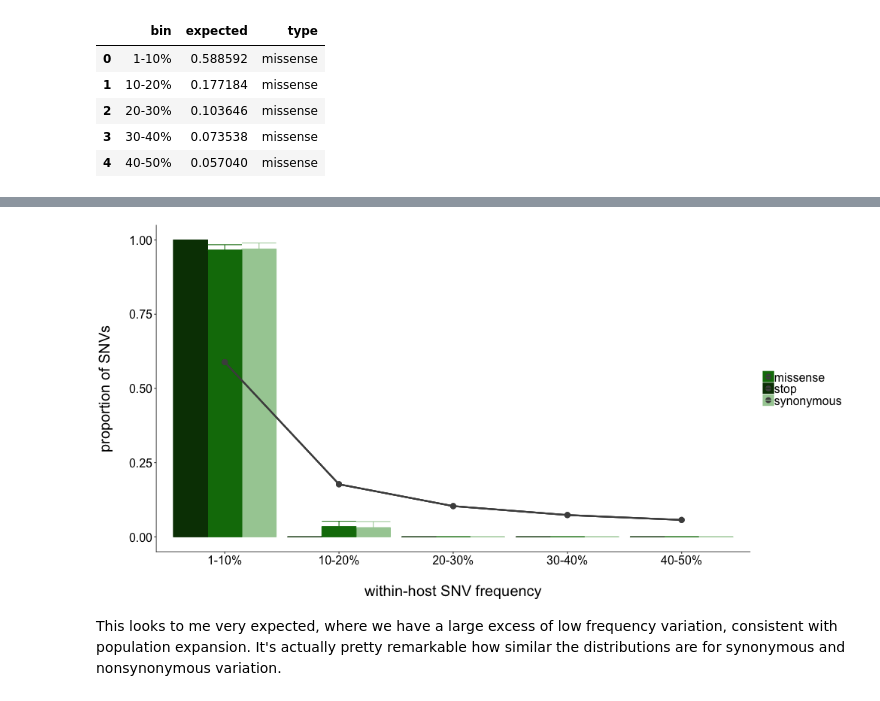
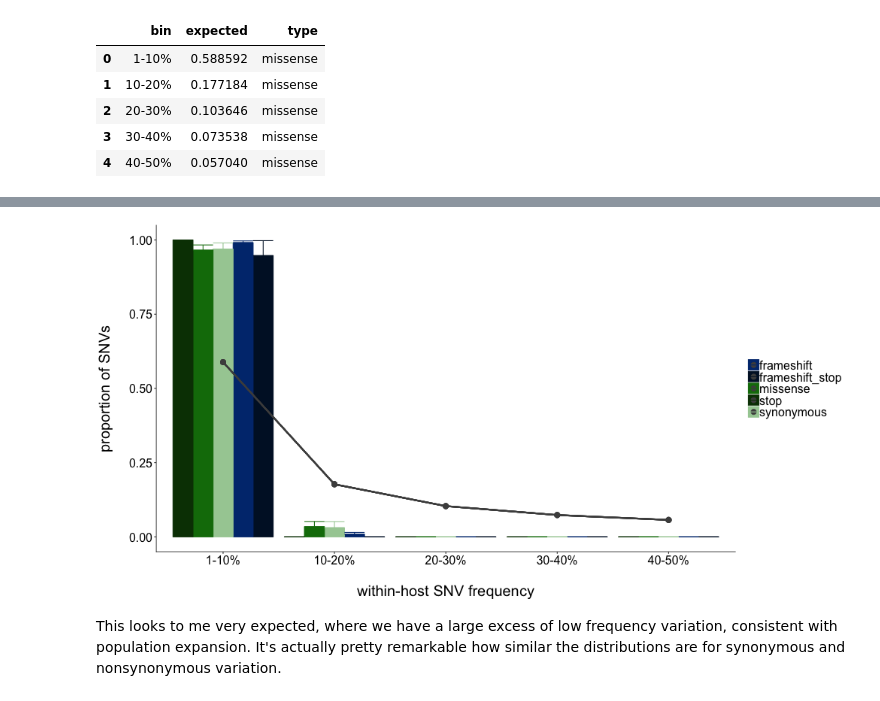
Before and after one commit to lmoncla/ncov-WI-within-host, a Jupyter notebook: scripts/query-within-host-snvs-in-tree.ipynb, the cells around one changed output, grey strips where cells are left out. Cells and saved outputs as stored; diff of their text form; code cells hidden in the pictures.

```diff
--- a/scripts/query-within-host-snvs-in-tree.ipynb
+++ b/scripts/query-within-host-snvs-in-tree.ipynb
@@ -410,0 +517,3 @@ freq_spec
+# %%
+freq_spec = freq_spec_snvs.append(freq_spec_indels)
+freq_spec.head()
@@ -459,8 +575,12 @@ for i in range(len(neutral_df)):
     types.append("synonymous")
 for i in range(len(neutral_df)):
     types.append("stop")
+for i in range(len(neutral_df)):
+    types.append("frameshift")
+for i in range(len(neutral_df)):
+    types.append("frameshift&stop")
 
-neutral_df = neutral_df.append(neutral_df).append(neutral_df)
+neutral_df = neutral_df.append(neutral_df).append(neutral_df).append(neutral_df).append(neutral_df)
 neutral_df['type'] = types
 neutral_df.head()
 # %% [output]
@@ -471,8 +591,8 @@ neutral_df.head()
 | 3 | 30-40% | 0.073538 | missense |
 | 4 | 40-50% | 0.057040 | missense |
 # %%
-freq1 = freq_spec.merge(neutral_df, on=["bin","type"], how="outer")
-freq1 = freq1.fillna(0)
-freq1
+freq_spec_neutral = freq_spec.merge(neutral_df, on=["bin","type"], how="outer")
+freq_spec_neutral = freq_spec_neutral.fillna(0)
+freq_spec_neutral.head()
 # %% [output]
 |  | bin | type | mean | bootstrap_lower | bootstrap_upper | se_mean | expected |
@@ -495,46 +605,49 @@ freq1
 s_color = "#A5CDA2"
 ns_color = "#0E7908"
 stop_color = "#073C04"
+fs_color = "#00357D"
+fs_stop_color = "#00142F"
 # %%
-%%R -w 1000 -h 500 -u px -i freq1,s_color,ns_color,stop_color # this sets the size of the plot...otherwise, it will go off the page\n",
+%%R -w 1000 -h 500 -u px -i freq_spec_neutral,s_color,ns_color,stop_color,fs_color,fs_stop_color # this sets the size of the plot...otherwise, it will go off the page\n",
 require(ggplot2)
 library(ggplot2)
 
-freq1$typef = factor(freq1$type, levels=c("stop","missense","synonymous"))
+freq_spec_neutral$type <- gsub('&', '_', freq_spec_neutral$type)
+freq_spec_neutral$typef = factor(freq_spec_neutral$type, levels=c("stop","missense","synonymous","frameshift","frameshift_stop"))
 
-p3 <- ggplot(freq1, aes(x=bin, y=mean,color=type, fill=type, group=typef))+
+p3 <- ggplot(freq_spec_neutral, aes(x=bin, y=mean,color=type, fill=type, group=typef))+
     geom_col(position="dodge")+
-    geom_point(data=freq1, aes(x=bin,y=expected), size=3, color="grey30")+
-    geom_line(data=freq1, aes(x=bin,y=expected), linetype=1, size=1, color="grey30")+
-    scale_color_manual(values=c(stop=stop_color, missense=ns_color, synonymous=s_color))+
-    scale_fill_manual(values=c(stop=stop_color, missense=ns_color, synonymous=s_color))+
-    geom_errorbar(data=freq1, aes(x=bin, ymin = mean, ymax = mean + se_mean),position="dodge")+
+    geom_point(data=freq_spec_neutral, aes(x=bin,y=expected), size=3, color="grey30")+
+    geom_line(data=freq_spec_neutral, aes(x=bin,y=expected), linetype=1, size=1, color="grey30")+
+    scale_color_manual(values=c(stop=stop_color, missense=ns_color, synonymous=s_color,frameshift=fs_color,frameshift_stop=fs_stop_color))+
+    scale_fill_manual(values=c(stop=stop_color, missense=ns_color, synonymous=s_color,frameshift=fs_color,frameshift_stop=fs_stop_color))+
+    geom_errorbar(data=freq_spec_neutral, aes(x=bin, ymin = mean, ymax = mean + se_mean),position="dodge")+
     theme(panel.grid.major=element_line(colour=NA,size=NA))+
     theme(panel.grid.minor=element_line(colour=NA,size=NA))+
     theme(plot.title=element_text(size=13))+
     theme(strip.background = element_rect(colour=NA, fill=NA))+
     theme(plot.margin=unit(c(0.1,0.1,0.1,0.1),"cm"))+
     theme(axis.line.x=element_line(colour="black"))+
     theme(axis.line.y=element_line(colour="black"))+
     theme(axis.title.y=element_text(size=20, hjust=0.5, vjust=0.5))+
     theme(axis.title.x=element_text(size=20, vjust=0.5))+
     theme(axis.text.y=element_text(size=16, colour="black"))+
     theme(axis.text.x=element_text(hjust=0.5, size=16, colour="black"))+
     theme(legend.text=element_text(size=16))+
     theme(legend.title=element_blank())+
     #theme(legend.position = c(0.9, 0.6))+ # (0,0) is bottom left, (1,1) is top right
     theme(panel.margin=unit(1, "lines"))+
     theme(legend.key.size=unit(0.55, "cm"))+
     theme(panel.background=element_rect(fill=NA))+
     theme(legend.key=element_rect(fill=NA))+
     labs(x="\nwithin-host SNV frequency",y="proportion of SNVs\n")
 #       scale_y_continuous(limits=c(-0.1,1.2), breaks=seq(0,1.2,0.2))+
 
 
-ggsave("frequency-spectrum-2020-05-29.pdf", p3, width = 8, height = 4, path="/Users/lmoncla/src/ncov-WI-within-host/")
+ggsave("frequency-spectrum-2020-06-18.pdf", p3, width = 8, height = 4, path="/Users/lmoncla/src/ncov-WI-within-host/figures/")
 p3
 # %% [output]
-[figure, old version]
+[figure, new version]
 # %% [markdown]
 This looks to me very expected, where we have a large excess of low frequency variation, consistent with population expansion. It's actually pretty remarkable how similar the distributions are for synonymous and nonsynonymous variation.
 # %% [markdown]
```
Also changed, not shown: parts of 53 cells of this notebook, 3 other files.
